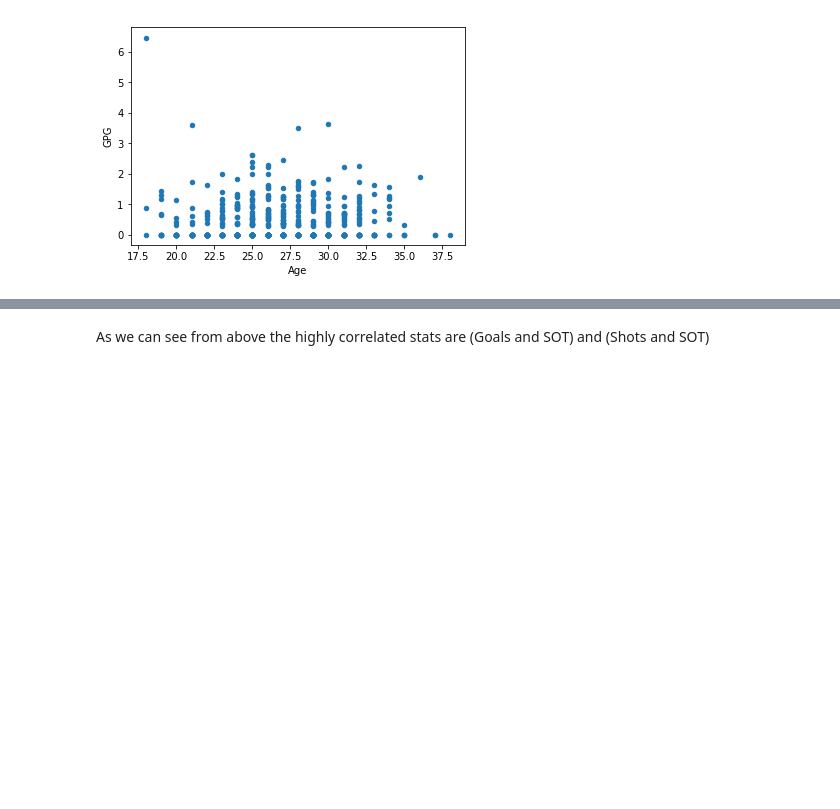
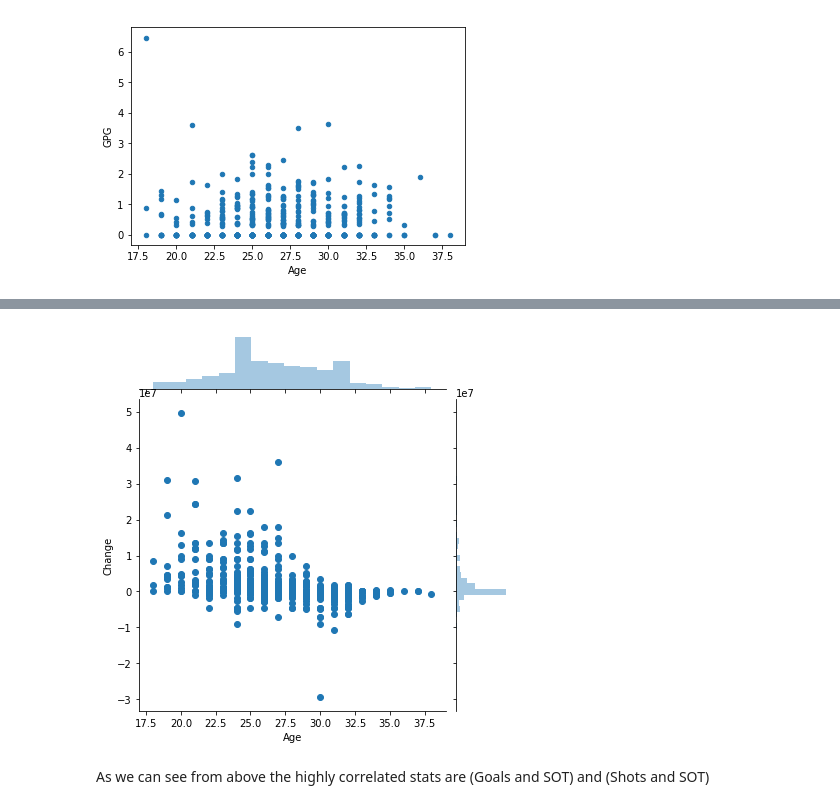
Before and after one commit to Femi-Ogunkola/EPL, a Jupyter notebook: EPL Data Analysis.ipynb, the cells around one changed output, grey strips where cells are left out. Saved outputs shown, nothing was run; the diff lists cells and outputs as text; code cells hidden in the pictures; blank space fills up the shorter version.

```diff
--- a/EPL Data Analysis.ipynb
+++ b/EPL Data Analysis.ipynb
@@ -186,2 +177,6 @@ ValueError: object too deep for desired array
+# %%
+sns.jointplot(x="Age", y="Change", data=Df);
+# %% [output]
+[figure, added]
 # %% [markdown]
 As we can see from above the highly correlated stats are (Goals and SOT) and (Shots and SOT)
```
Also changed, not shown: parts of 9 cells of this notebook, 1 other file.
